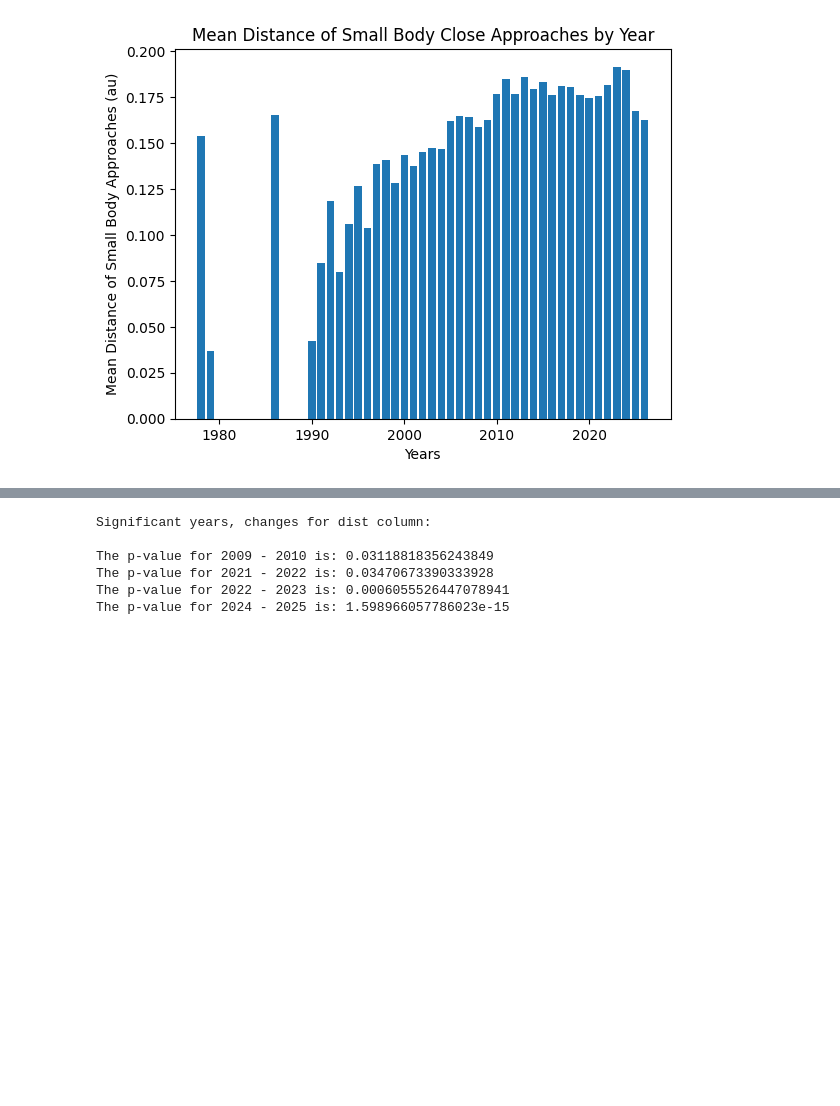
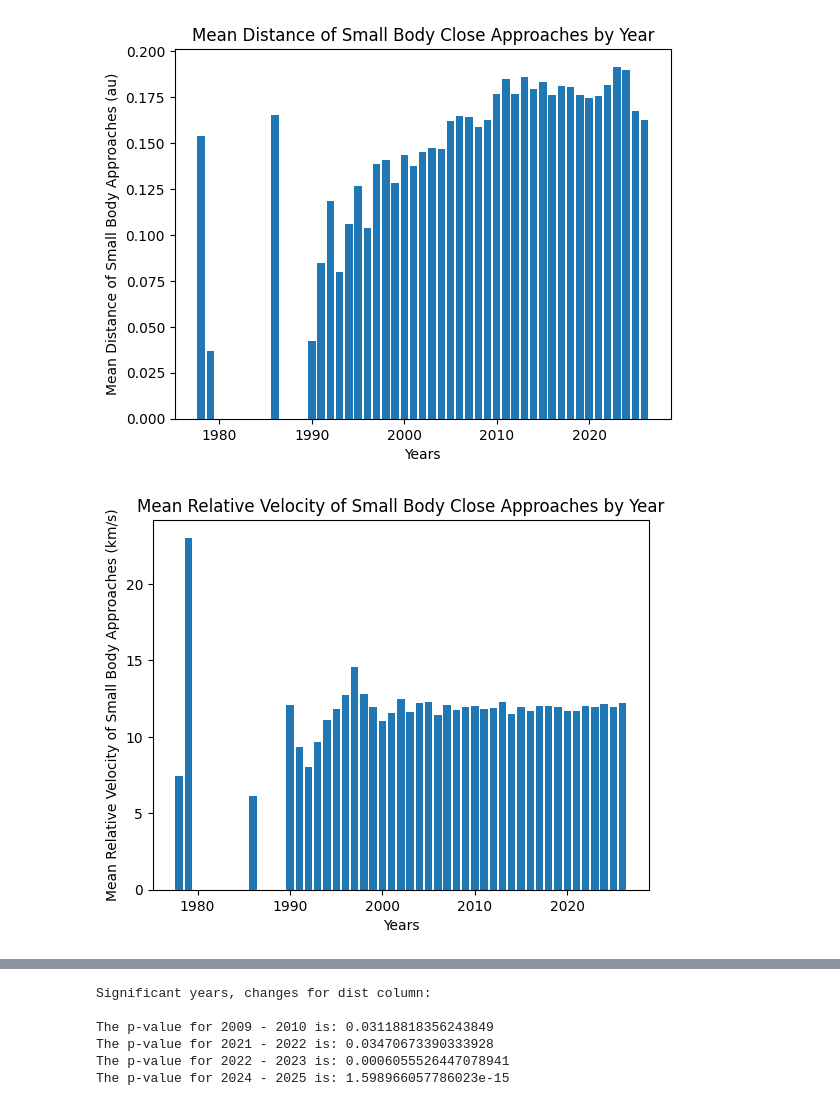
Before and after one commit to benteMarij/DSRP-Small-Body-Close-Approaches-BMdZ, a Jupyter notebook: BMdZ_DSRP_Colab_Small_Body_Close_Approaches.ipynb, the cells around one changed output, grey strips where cells are left out. Drawn from its saved outputs; the diff is of its cells as text; code cells hidden in the pictures; blank space fills up the shorter version.

```diff
--- a/BMdZ_DSRP_Colab_Small_Body_Close_Approaches.ipynb
+++ b/BMdZ_DSRP_Colab_Small_Body_Close_Approaches.ipynb
@@ -727,3 +727,16 @@ plt.ylabel('Mean Distance of Small Body Approaches (au)')
 plt.show()
 # %% [output]
 [figure]
+# %%
+yearVel = []
+for group in yrs:
+  yearVel.append(((dfFiltered[dfFiltered['year'] == group])['v_rel']).mean())
+
+plt.bar(yrs, yearVel)
+plt.title('Mean Relative Velocity of Small Body Close Approaches by Year')
+plt.xlabel('Years')
+plt.ylabel('Mean Relative Velocity of Small Body Approaches (km/s)')
+
+plt.show()
+# %% [output]
+[figure, added]
```
Also changed, not shown: parts of 1 cell of this notebook.
